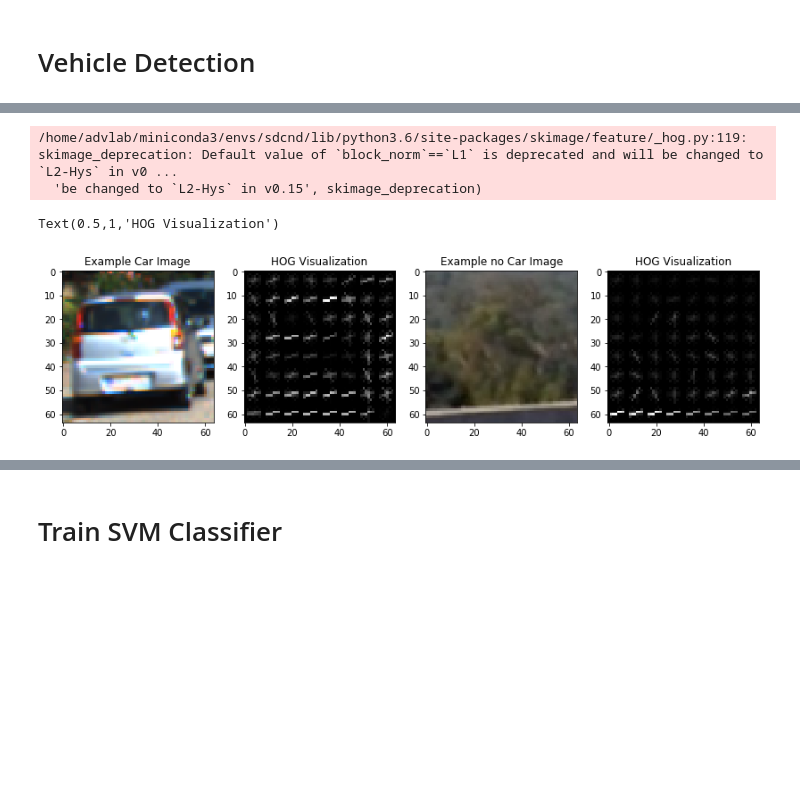
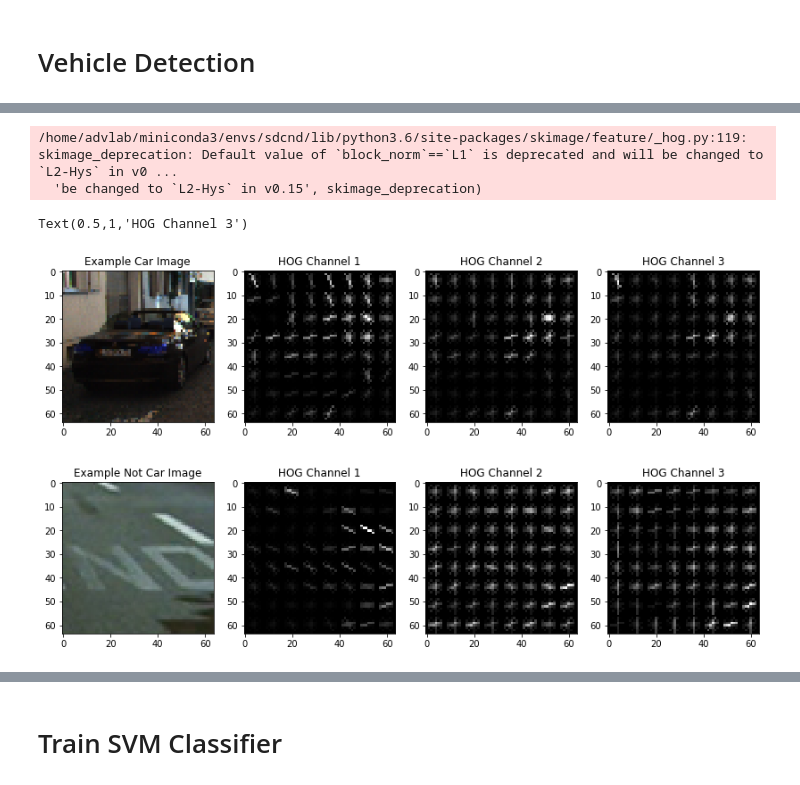
Before and after one commit to Quartzing/CarND-Vehicle-Detection, a Jupyter notebook: detection.ipynb, the cells around one changed output, grey strips where cells are left out. Saved outputs shown, nothing was run; the diff lists cells and outputs as text; code cells hidden in the pictures; blank space fills up the shorter version.

```diff
--- a/detection.ipynb
+++ b/detection.ipynb
@@ -83,52 +83,67 @@ Text(0.5,1,'Example Not-car Image')
 # %%
 
 # I then explored different color spaces and different skimage.hog() parameters
 # (orientations, pixels_per_cell, and cells_per_block).
 # I grabbed random images from each of the two classes and displayed them
 # to get a feel for what the skimage.hog() output looks like.
 from lesson_functions import *
 # import lesson_functions as LF
 
-
-
-def get_rand_img_hog(cars, orient, pix_per_cell, cell_per_block):
+def get_rand_img_hog(color_space, cars, orient, pix_per_cell, cell_per_block):
     # Generate a random index to look at a car image
     ind = np.random.randint(0, len(cars))
     # Read in the image
-    image = mpimg.imread(cars[ind])
-    gray = cv2.cvtColor(image, cv2.COLOR_RGB2GRAY)
+    image = cv2.imread(cars[ind])
+    feature_image = convert_color(image, color_space)
+#     gray = cv2.cvtColor(image, cv2.COLOR_RGB2GRAY)
     # Call our function with vis=True to see an image output
-    result = get_hog_features(gray, orient,
-                            pix_per_cell, cell_per_block,
-                            vis=True, feature_vec=False)
+    result = []
+    for i in range(3):
+        features, hog_image = get_hog_features(feature_image[:,:,i], orient,
+                                pix_per_cell, cell_per_block,
+                                vis=True, feature_vec=False)
+        result.append(hog_image)
     return result, image
 # Define HOG parameters
 orient = 9
 pix_per_cell = 8
 cell_per_block = 2
-(carfeatures, carhog_image), carimage = get_rand_img_hog(cars, orient, pix_per_cell, cell_per_block)
-(nocarfeatures, nocarhog_image), nocarimage = get_rand_img_hog(notcars, orient, pix_per_cell, cell_per_block)
+
+carhog_image, carimage = get_rand_img_hog('YCrCb', cars, orient, pix_per_cell, cell_per_block)
+nocarhog_image, nocarimage = get_rand_img_hog('YCrCb', notcars, orient, pix_per_cell, cell_per_block)
 
 
 # Plot the examples
 fig = plt.figure(figsize=(14,8))
-plt.subplot(141)
+plt.subplot(2,4,1)
 plt.imshow(carimage, cmap='gray')
 plt.title('Example Car Image')
-plt.subplot(142)
-plt.imshow(carhog_image, cmap='gray')
-plt.title('HOG Visualization')
-plt.subplot(143)
+plt.subplot(2,4,2)
+plt.imshow(carhog_image[0], cmap='gray')
+plt.title('HOG Channel 1')
+plt.subplot(2,4,3)
+plt.imshow(carhog_image[1], cmap='gray')
+plt.title('HOG Channel 2')
+plt.subplot(2,4,4)
+plt.imshow(carhog_image[2], cmap='gray')
+plt.title('HOG Channel 3')
+plt.subplot(2,4,5)
 plt.imshow(nocarimage, cmap='gray')
-plt.title('Example no Car Image')
-plt.subplot(144)
-plt.imshow(nocarhog_image, cmap='gray')
-plt.title('HOG Visualization')
+plt.title('Example Not Car Image')
+plt.subplot(2,4,6)
+plt.imshow(nocarhog_image[0], cmap='gray')
+plt.title('HOG Channel 1')
+plt.subplot(2,4,7)
+plt.imshow(nocarhog_image[1], cmap='gray')
+plt.title('HOG Channel 2')
+plt.subplot(2,4,8)
+plt.imshow(nocarhog_image[2], cmap='gray')
+plt.title('HOG Channel 3')
 # %% [output]
 /home/advlab/miniconda3/envs/sdcnd/lib/python3.6/site-packages/skimage/feature/_hog.py:119: skimage_deprecation: Default value of `block_norm`==`L1` is deprecated and will be changed to `L2-Hys` in v0 ...
   'be changed to `L2-Hys` in v0.15', skimage_deprecation)
-Text(0.5,1,'HOG Visualization')
+Text(0.5,1,'HOG Channel 3')
-[figure, old version]
+[figure, new version]
 # %%
 # 2. Explain how you settled on your final choice of HOG parameters.
 # I tried various combinations of parameters
```
Also changed, not shown: parts of 7 cells of this notebook, 11 other files.
